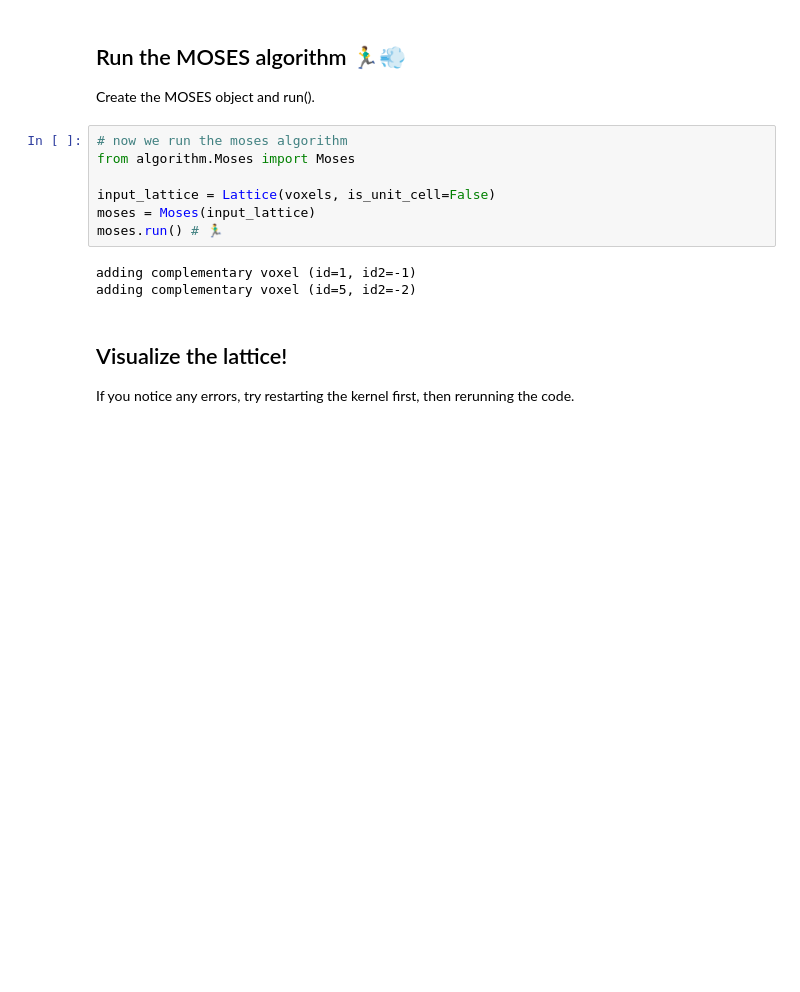
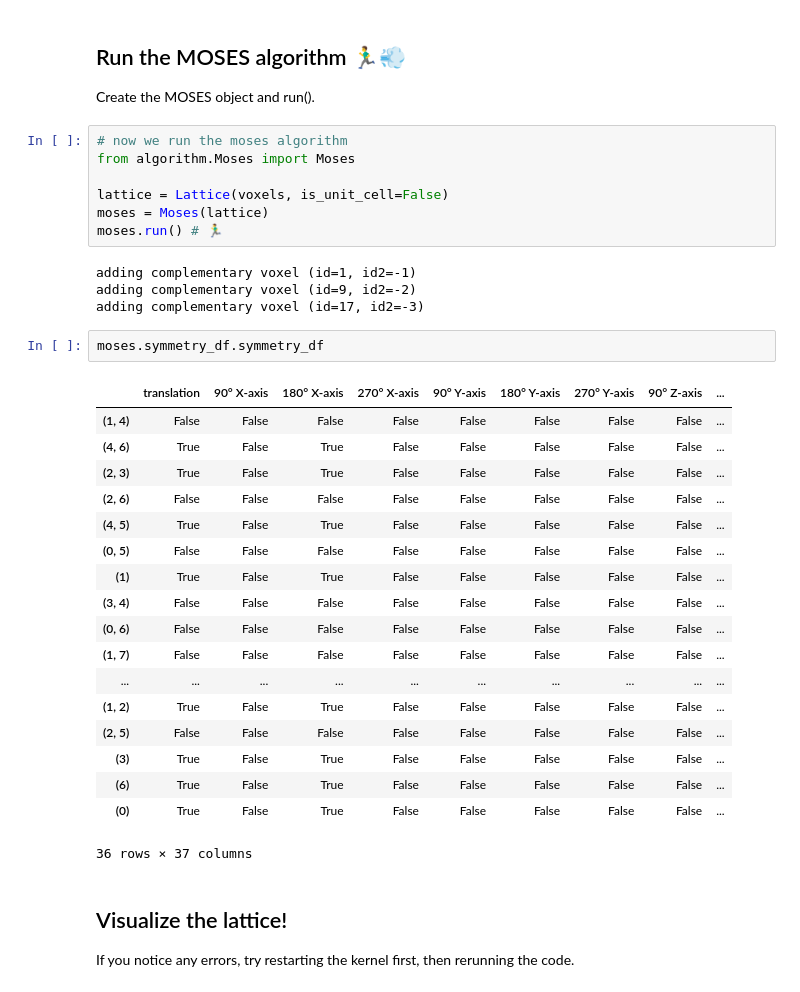
Before and after one commit to ganglab-bnl/MOSES, a Jupyter notebook: notebooks/orientation.ipynb, the cells around one changed output. Saved outputs shown, nothing was run; the diff lists cells and outputs as text; blank space fills up the shorter version.

```diff
--- a/notebooks/orientation.ipynb
+++ b/notebooks/orientation.ipynb
@@ -74,12 +133,34 @@ Create the MOSES object and run().
 # now we run the moses algorithm
 from algorithm.Moses import Moses
 
-input_lattice = Lattice(voxels, is_unit_cell=False)
-moses = Moses(input_lattice)
+lattice = Lattice(voxels, is_unit_cell=False)
+moses = Moses(lattice)
 moses.run() # 🏃‍♂️
 # %% [output]
 adding complementary voxel (id=1, id2=-1)
-adding complementary voxel (id=5, id2=-2)
+adding complementary voxel (id=9, id2=-2)
+adding complementary voxel (id=17, id2=-3)
+# %%
+moses.symmetry_df.symmetry_df
+# %% [output]
+|  | translation | 90° X-axis | 180° X-axis | 270° X-axis | 90° Y-axis | 180° Y-axis | 270° Y-axis | 90° Z-axis | ... |
+| (1, 4) | False | False | False | False | False | False | False | False | ... |
+| (4, 6) | True | False | True | False | False | False | False | False | ... |
+| (2, 3) | True | False | True | False | False | False | False | False | ... |
+| (2, 6) | False | False | False | False | False | False | False | False | ... |
+| (4, 5) | True | False | True | False | False | False | False | False | ... |
+| (0, 5) | False | False | False | False | False | False | False | False | ... |
+| (1) | True | False | True | False | False | False | False | False | ... |
+| (3, 4) | False | False | False | False | False | False | False | False | ... |
+| (0, 6) | False | False | False | False | False | False | False | False | ... |
+| (1, 7) | False | False | False | False | False | False | False | False | ... |
+| ... | ... | ... | ... | ... | ... | ... | ... | ... | ... |
+| (1, 2) | True | False | True | False | False | False | False | False | ... |
+| (2, 5) | False | False | False | False | False | False | False | False | ... |
+| (3) | True | False | True | False | False | False | False | False | ... |
+| (6) | True | False | True | False | False | False | False | False | ... |
+| (0) | True | False | True | False | False | False | False | False | ... |
+36 rows × 37 columns
 # %% [markdown]
 ## Visualize the lattice!
 If you notice any errors, try restarting the kernel first, then rerunning the code.
```
Also changed, not shown: parts of 4 cells of this notebook, 1 other file.
